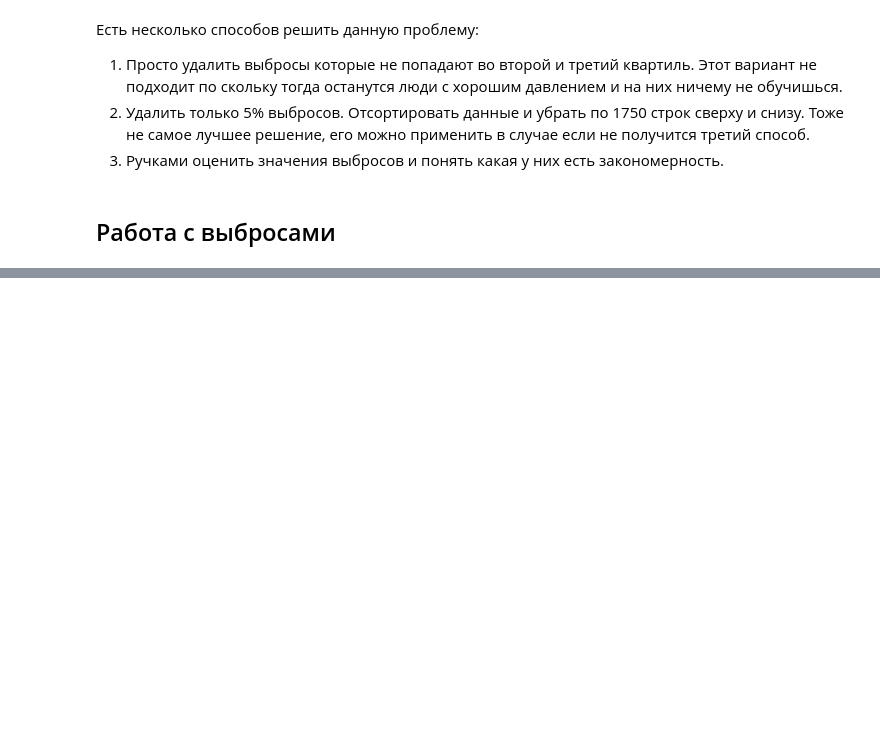
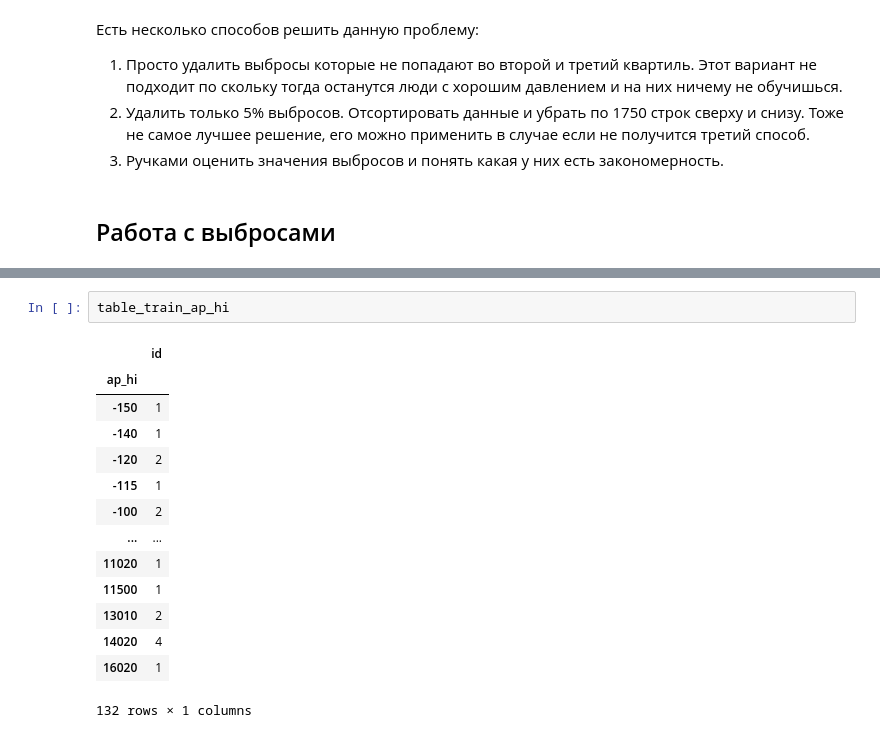
Before and after one commit to Rook-Black/Practicum, a Jupyter notebook: Heart_diseases_prediction/Heart_diseases_prediction.ipynb, the cells around one changed output, grey strips where cells are left out. Drawn from its saved outputs; the diff is of its cells as text; blank space fills up the shorter version.

```diff
--- a/Heart_diseases_prediction/Heart_diseases_prediction.ipynb
+++ b/Heart_diseases_prediction/Heart_diseases_prediction.ipynb
@@ -348,0 +356,17 @@ Name: ap_lo, dtype: float64
+# %%
+table_train_ap_hi
+# %% [output]
+|  | id |
+| ap_hi |  |
+| -150 | 1 |
+| -140 | 1 |
+| -120 | 2 |
+| -115 | 1 |
+| -100 | 2 |
+| ... | ... |
+| 11020 | 1 |
+| 11500 | 1 |
+| 13010 | 2 |
+| 14020 | 4 |
+| 16020 | 1 |
+132 rows × 1 columns
```
Also changed, not shown: parts of 7 cells of this notebook.
